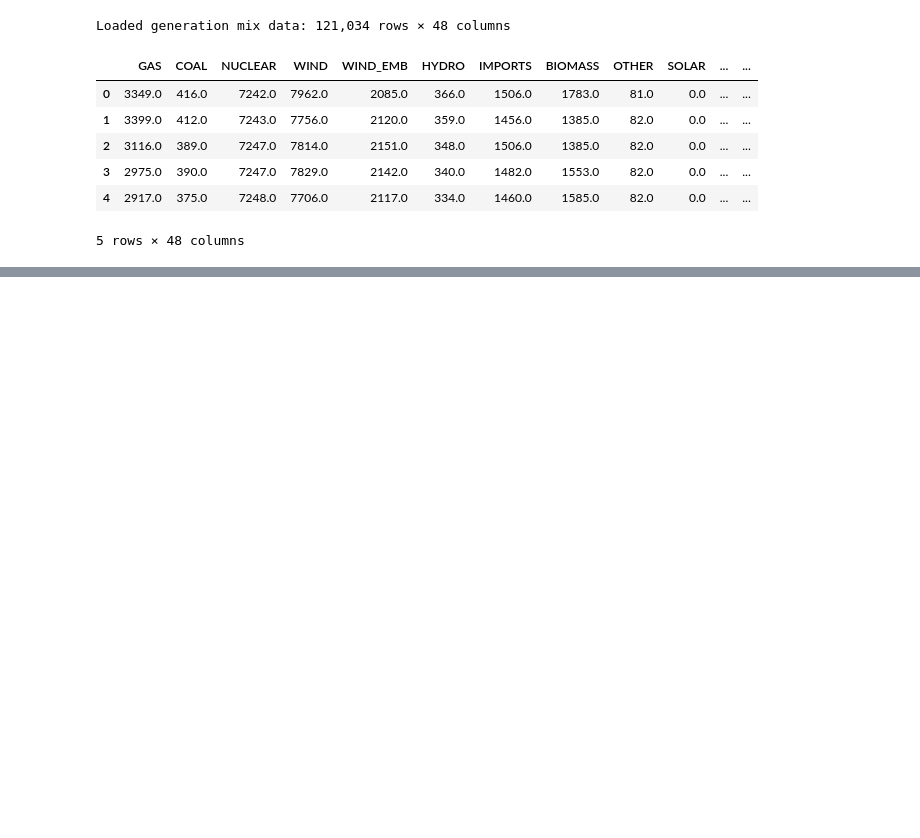
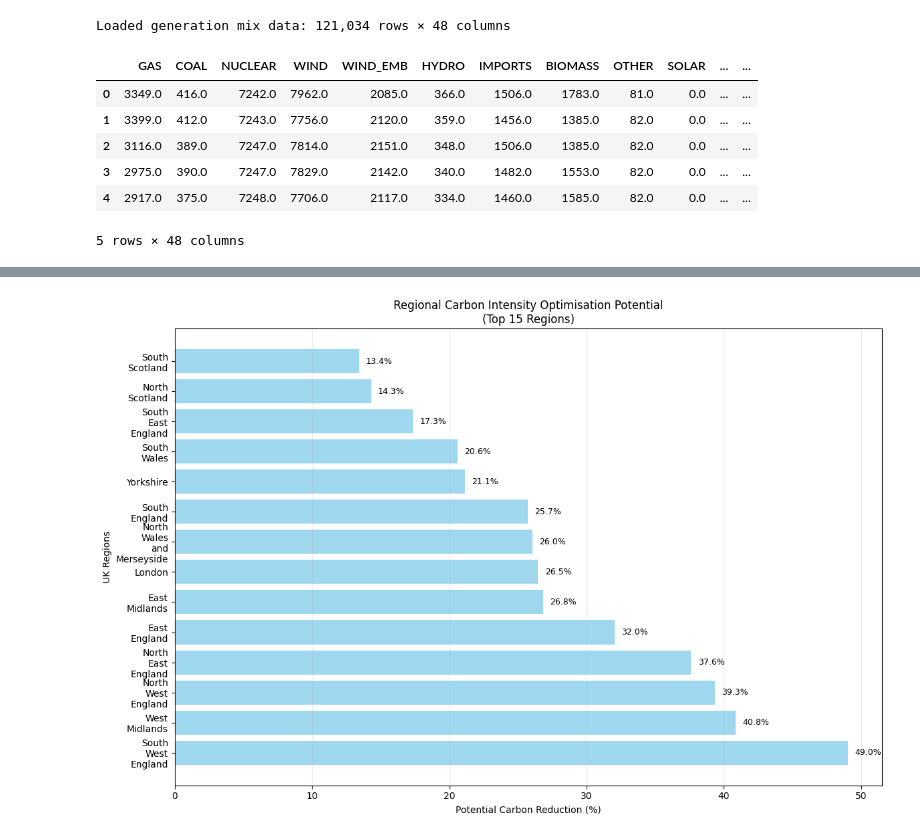
Before and after one commit to Julian-Elliott/grid-carbon-analysis, a Jupyter notebook: notebooks/06_hypothesis_testing.ipynb, the cells around one changed output, grey strips where cells are left out. Drawn from its saved outputs; the diff is of its cells as text; code cells hidden in the pictures; blank space fills up the shorter version.

```diff
--- a/notebooks/06_hypothesis_testing.ipynb
+++ b/notebooks/06_hypothesis_testing.ipynb
@@ -61,0 +374,27 @@ Loaded generation mix data: 121,034 rows × 48 columns
+# %%
+# Create visualisation for regional optimisation potential
+fig, ax = plt.subplots(1, 1, figsize=(12, 8))
+
+# Prepare data for regional analysis
+region_names = []
+region_reductions = []
+for region, data in sorted(regional_analysis.items(), key=lambda x: x[1]['potential_reduction'], reverse=True):
+    region_names.append(region.replace(' ', '\n'))  # Line break for readability
+    region_reductions.append(data['potential_reduction'])
+
+# Show top 15 regions
+ax.barh(region_names[:15], region_reductions[:15], color='skyblue', alpha=0.8)
+ax.set_xlabel('Potential Carbon Reduction (%)')
+ax.set_ylabel('UK Regions')
+ax.set_title('Regional Carbon Intensity Optimisation Potential\n(Top 15 Regions)')
+ax.grid(True, alpha=0.3, axis='x')
+
+# Add value labels on bars
+for i, v in enumerate(region_reductions[:15]):
+    ax.text(v + 0.5, i, f'{v:.1f}%', va='center', ha='left', fontsize=9)
+
+plt.tight_layout()
+plt.savefig('../results/figures/hypothesis_2_regional_differences.png', dpi=300, bbox_inches='tight')
+plt.show()
+# %% [output]
+[figure, added]
```
Also changed, not shown: parts of 15 cells of this notebook, 3 other files.
